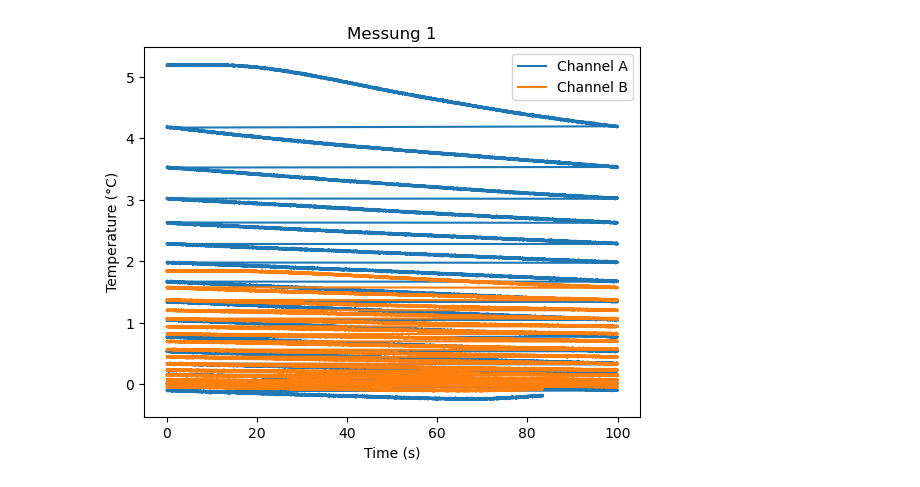
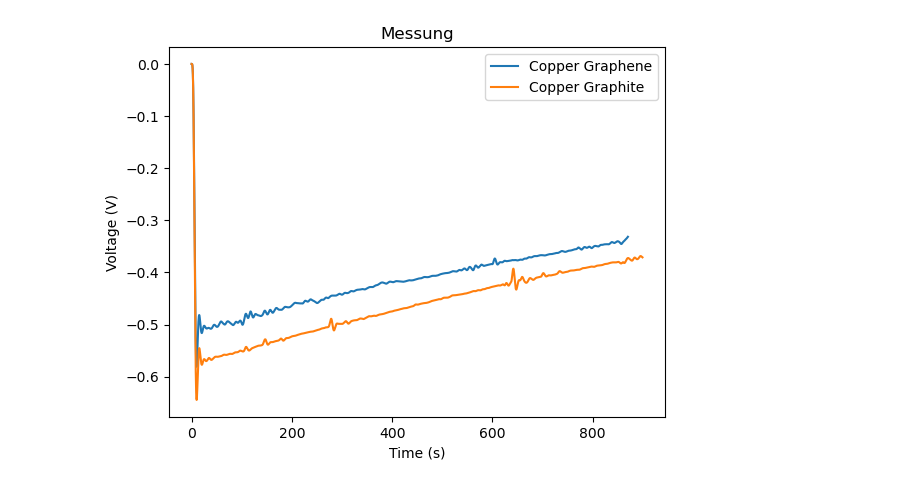
Before and after one commit to mreihs/pplus_seebeck, a Jupyter notebook: analysis.ipynb, the cells around one changed output. Cells and saved outputs as stored; diff of their text form; code cells hidden in the pictures.

Commit message:
added smoothing and plotting functions

```diff
--- a/analysis.ipynb
+++ b/analysis.ipynb
@@ -32,16 +32,51 @@ messung_4 = read_csv('data_combined/messung_4.csv')
 messung_5 = read_csv('data_combined/messung_5.csv')
 # %%
 # plot the data
-def plot_data(data, title):
-    plt.plot(data['Time'], data['Channel A'], label='Channel A')
-    plt.plot(data['Time'], data['Channel B'], label='Channel B')
+def plot_data(data, title, label_a=False, label_b=False, show=False):
+    if label_a != False:
+        plt.plot(data['Time'], data['Channel A'], label=label_a)
+    if label_b != False:
+        plt.plot(data['Time'], data['Channel B'], label=label_b)
+
     plt.xlabel('Time (s)')
-    plt.ylabel('Temperature (°C)')
+    plt.ylabel('Voltage (V)')
     plt.title(title)
     plt.legend()
-    plt.show()
+    if show:
+        plt.show()
-# %%
-# plot messung_1
-plot_data(messung_1, 'Messung 1')
-# %% [output]
-[figure, removed]
+# %%
+# plot messung_1
+# smooth the datasets by removing all frequencies above 0.1 Hz, use the butterworth filter
+from scipy.signal import butter, lfilter
+
+def butter_lowpass(cutoff, fs, order=5):
+    nyq = 0.5 * fs
+    normal_cutoff = cutoff / nyq
+    b, a = butter(order, normal_cutoff, btype='low', analog=False)
+    return b, a
+
+def butter_lowpass_filter(data, cutoff, fs, order=5):
+    b, a = butter_lowpass(cutoff, fs, order=order)
+    y = lfilter(b, a, data)
+    return y
+
+def smooth_data(data, cutoff, fs, order=5):
+    data_smoothed = data.copy()
+    data_smoothed['Channel A'] = butter_lowpass_filter(data['Channel A'], cutoff, fs, order)
+    data_smoothed['Channel B'] = butter_lowpass_filter(data['Channel B'], cutoff, fs, order)
+    return data_smoothed
+
+# apply the filter
+cutoff = 0.1
+fs = 1.0 / messung_1['Time'][1]
+messung_1_smoothed = smooth_data(messung_1, cutoff, fs)
+messung_2_smoothed = smooth_data(messung_2, cutoff, fs)
+messung_3_smoothed = smooth_data(messung_3, cutoff, fs)
+messung_4_smoothed = smooth_data(messung_4, cutoff, fs)
+messung_5_smoothed = smooth_data(messung_5, cutoff, fs)
+
+
+plot_data(messung_3_smoothed, 'Messung', label_a="Copper Graphene")
+plot_data(messung_5_smoothed, 'Messung', label_a="Copper Graphite")
+# %% [output]
+[figure, added]
```
Also changed, not shown: parts of 2 cells of this notebook.
